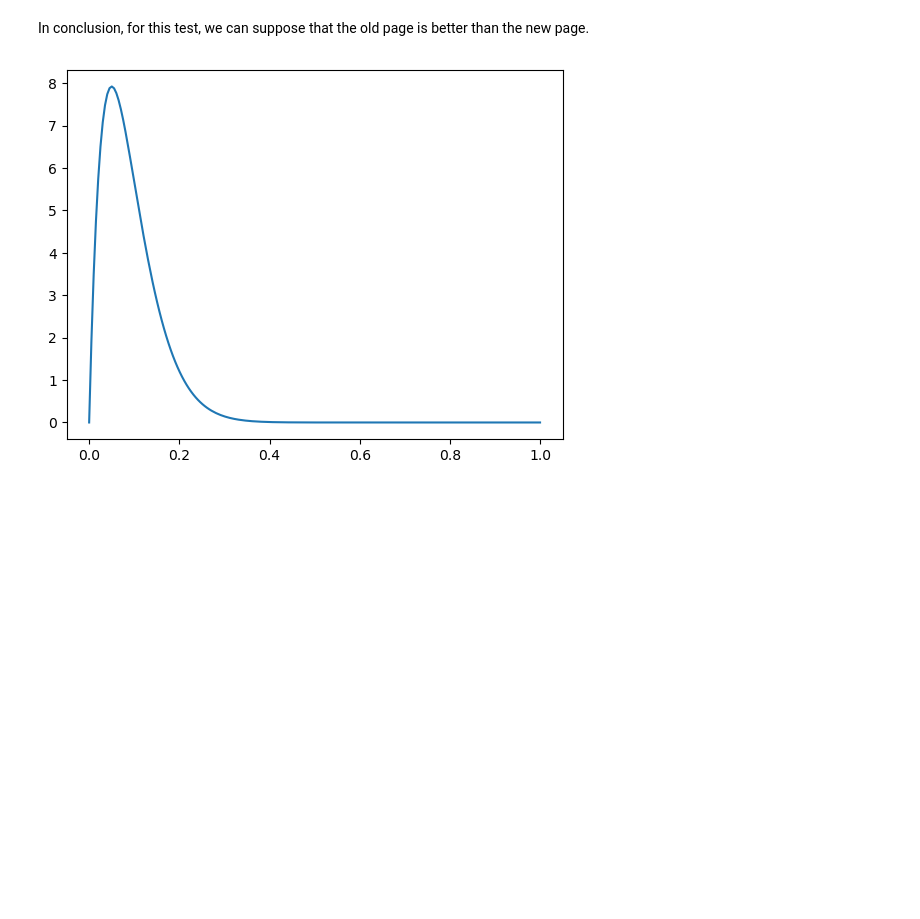
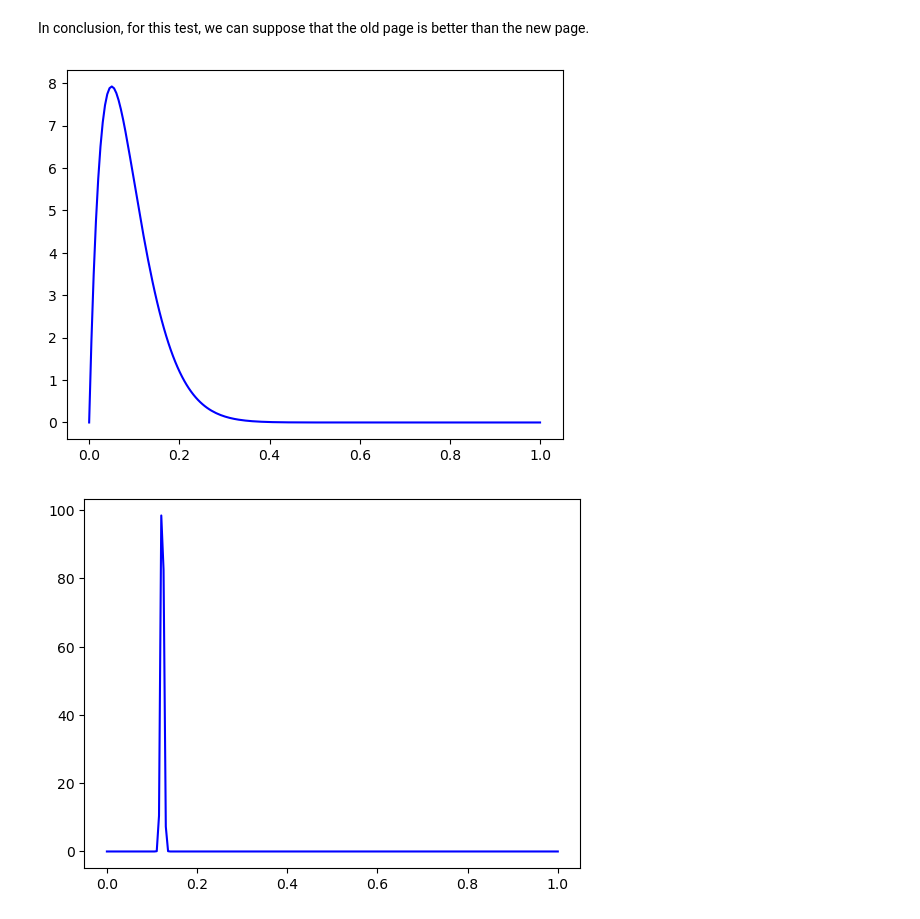
Before and after one commit to tamaraamicic/MAT4376_Project2, a Jupyter notebook: Project2_Tanner.ipynb, the cells around one changed output. Drawn from its saved outputs; the diff is of its cells as text; code cells hidden in the pictures; blank space fills up the shorter version.

```diff
--- a/Project2_Tanner.ipynb
+++ b/Project2_Tanner.ipynb
@@ -309,7 +452,8 @@ def generate_synthetic_data(p_old, p_new, length = 50, sample_size = 1):
     return pd.concat(new_df, ignore_index=True)
 # %%
 num_iterations = 200
-timeline = generate_sample_study(df = ab_data, size = num_iterations, sample_size = 1)
+sample_size = 100
+timeline = generate_sample_study(df = ab_data, size = num_iterations, sample_size = sample_size)
 # %%
 print("Blue line: estimated conversion rate for the old landing page; Red line: estimated conversion rate for the new landing page.")
 plt.plot(timeline['time'], timeline['cumulative_old_page_conversion_rate'], color='blue')
@@ -366,26 +510,30 @@ def posterior_distribution(timeline, alpha = 2.0, beta = 20.0):
     return pd.DataFrame(df)
 # %%
 posteriors = posterior_distribution(timeline)
+posteriors2 = posterior_distribution(timeline, alpha = 1.0, beta = 1.0)
+posteriors3 = posterior_distribution(timeline, alpha = 20.0, beta = 2.0)
 npost = posteriors['posterior_new_page']
 opost = posteriors['posterior_old_page']
 x = np.linspace(0, 1, 200)
 newpage_post_changed, newpage_post_changed_indices = np.unique(npost, return_index = True)
 oldpage_post_changed, oldpage_post_changed_indices = np.unique(opost, return_index = True)
 anew = np.zeros(num_iterations)
 bnew = np.zeros(num_iterations)
 aold = np.zeros(num_iterations)
 bold = np.zeros(num_iterations)
 for index in range(num_iterations):
     anew[index] = npost[index][0]
     bnew[index] = npost[index][1]
     aold[index] = opost[index][0]
     bold[index] = opost[index][1]
-for index in range(5):
-    plt.plot(x, scipy.stats.beta.pdf(x, aold[index], bold[index]))
-    plt.show()
-    plt.plot(x, scipy.stats.beta.pdf(x, anew[index], bnew[index]))
-    plt.show()
-#plt.plot(x, scipy.stats.beta.pdf(x, a, b)) ## WIP
-#plt.show()
+plt.plot(x, scipy.stats.beta.pdf(x, aold[0], bold[0]), color = 'blue')
+plt.show()
+plt.plot(x, scipy.stats.beta.pdf(x, aold[-1], bold[-1]), color = 'blue')
+plt.show()
+plt.plot(x, scipy.stats.beta.pdf(x, anew[0], bnew[0]), color = 'orange')
+plt.show()
+plt.plot(x, scipy.stats.beta.pdf(x, anew[-1], bnew[-1]), color = 'orange')
+plt.show()
 # %% [output]
-[figure, old version]
+[figure, new version]
+[figure, added]
```
Also changed, not shown: parts of 14 cells of this notebook.
